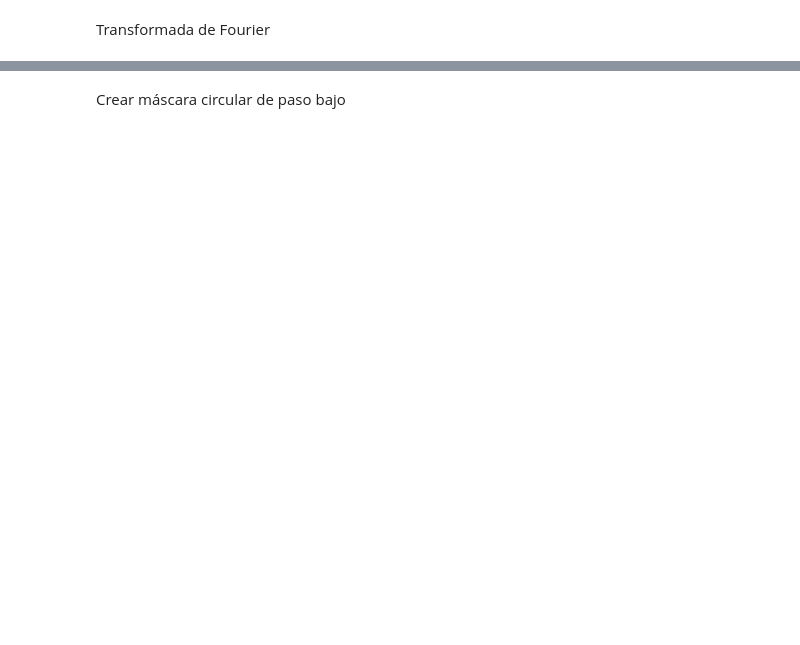
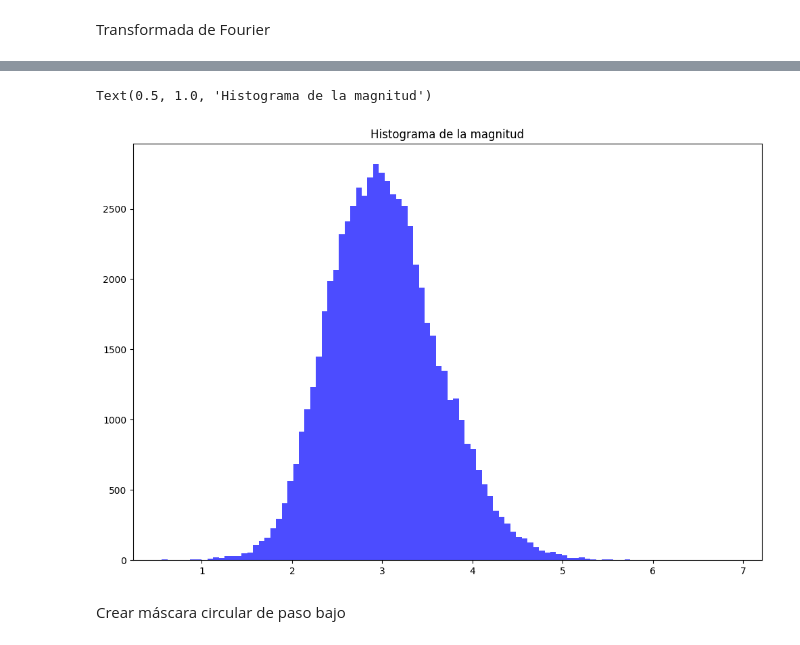
Before and after one commit to undelapaz-vc2025I/fourier-2025i, a Jupyter notebook: Transformada_Fourier_Imagenes.ipynb, the cells around one changed output, grey strips where cells are left out. Drawn from its saved outputs; the diff is of its cells as text; code cells hidden in the pictures; blank space fills up the shorter version.

```diff
--- a/Transformada_Fourier_Imagenes.ipynb
+++ b/Transformada_Fourier_Imagenes.ipynb
@@ -16,3 +41,10 @@ fshift = np.fft.fftshift(f)
+# %%
+plt.figure(figsize=(12, 8))
+plt.hist(np.log10(Fabs+1).ravel(), bins=100, color='blue', alpha=0.7)
+plt.title('Histograma de la magnitud')
+# %% [output]
+Text(0.5, 1.0, 'Histograma de la magnitud')
+[figure, added]
 # %% [markdown]
 Crear máscara circular de paso bajo
 # %%
```
Also changed, not shown: parts of 9 cells of this notebook.
